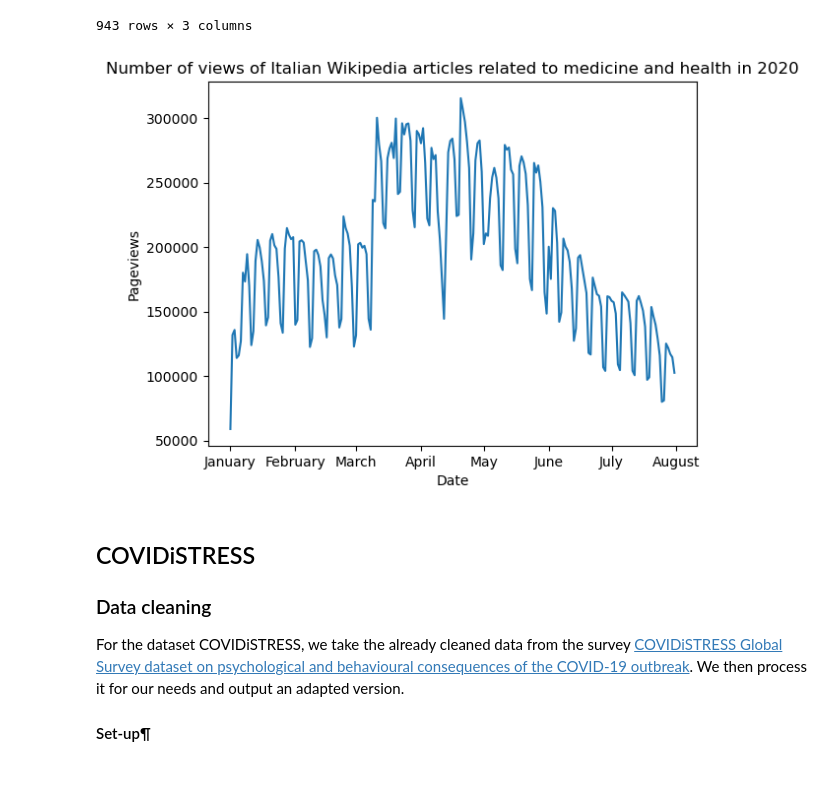
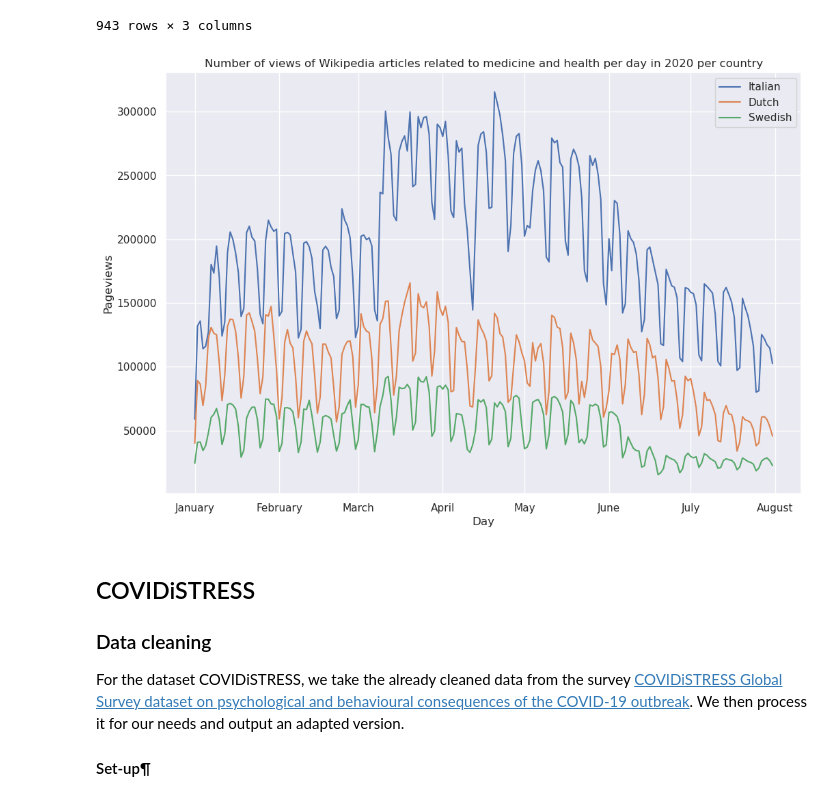
Before and after one commit to epfl-ada/ada-2022-project-adamsleg, a Jupyter notebook: main.ipynb, the cells around one changed output. Saved outputs shown, nothing was run; the diff lists cells and outputs as text; code cells hidden in the pictures.

Commit message:
added nl and av to aggregated plot

```diff
--- a/main.ipynb
+++ b/main.ipynb
@@ -154,9 +154,14 @@ with gzip.open(AGGREGATED_JSON, 'r') as fin:
 # data["it"]["topics"]["STEM.Computing"] [""percent"] — contains a time-series with the percentage of pageviews going to "STEM.Computing"-related pages per day from the study period.
 
 #Example of data relevant for us which we convert to a dataframe
-STEM_medicineandhealth = data["it"]["topics"]["STEM.Medicine & Health"]
-STEM_medicine_and_health = pd.DataFrame.from_dict(STEM_medicineandhealth)
-STEM_medicine_and_health
+STEM_medicineandhealth_it = data["it"]["topics"]["STEM.Medicine & Health"]
+STEM_medicineandhealth_it = pd.DataFrame.from_dict(STEM_medicineandhealth_it)
+STEM_medicineandhealth_nl = data["nl"]["topics"]["STEM.Medicine & Health"]
+STEM_medicineandhealth_nl = pd.DataFrame.from_dict(STEM_medicineandhealth_nl)
+STEM_medicineandhealth_sv = data["sv"]["topics"]["STEM.Medicine & Health"]
+STEM_medicineandhealth_sv = pd.DataFrame.from_dict(STEM_medicineandhealth_sv)
+
+STEM_medicineandhealth_it
 # %% [output]
 |  | len | sum | percent |
 | 2018-01-01 00:00:00 | 13576 | 76109 | 0.009720 |
@@ -174,23 +179,31 @@ STEM_medicine_and_health
 # %%
 def cumulative_sum(arr):
     new_arr = [0]
     s = 0
     for i, x in enumerate(arr):
         s += x
         new_arr.append(x + new_arr[i])
     return new_arr
 
+months = ['January', 'February', 'March', 'April', 'May', 'June', 'July', 'August']
+
 # plot
 fig, ax = plt.subplots()
-ax.plot(STEM_medicine_and_health.index[730:], STEM_medicine_and_health['sum'][730:])
-ax.set_xticks(cumulative_sum(days[:7]), ['January', 'February', 'March', 'April', 'May', 'June', 'July', 'August'])
-ax.set_title('Number of views of Italian Wikipedia articles related to medicine and health in 2020')
+
+## 730 corresponds to January 1 2020
+ax.plot(STEM_medicineandhealth_it.index[730:], STEM_medicineandhealth_it['sum'][730:])
+ax.plot(STEM_medicineandhealth_nl.index[730:], STEM_medicineandhealth_nl['sum'][730:])
+ax.plot(STEM_medicineandhealth_sv.index[730:], STEM_medicineandhealth_sv['sum'][730:])
+
+ax.set_xticks(cumulative_sum(days[:7]), months)
+ax.set_title('Number of views of Wikipedia articles related to medicine and health per day in 2020 per country')
 ax.set_ylabel('Pageviews')
-ax.set_xlabel('Date')
+ax.set_xlabel('Day')
+ax.legend(['Italian', 'Dutch', 'Swedish'])
 
 plt.show()
 # %% [output]
-[figure, old version]
+[figure, new version]
 # %% [markdown]
 ## COVIDiSTRESS
 ### Data cleaning
```
Also changed, not shown: parts of 5 cells of this notebook.
